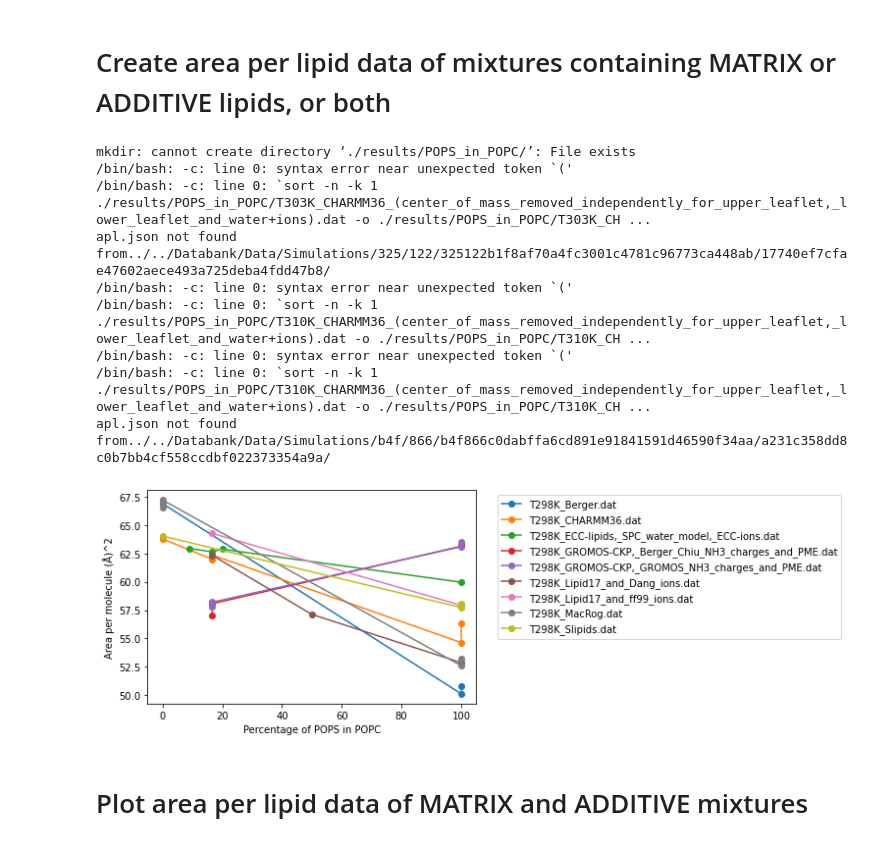
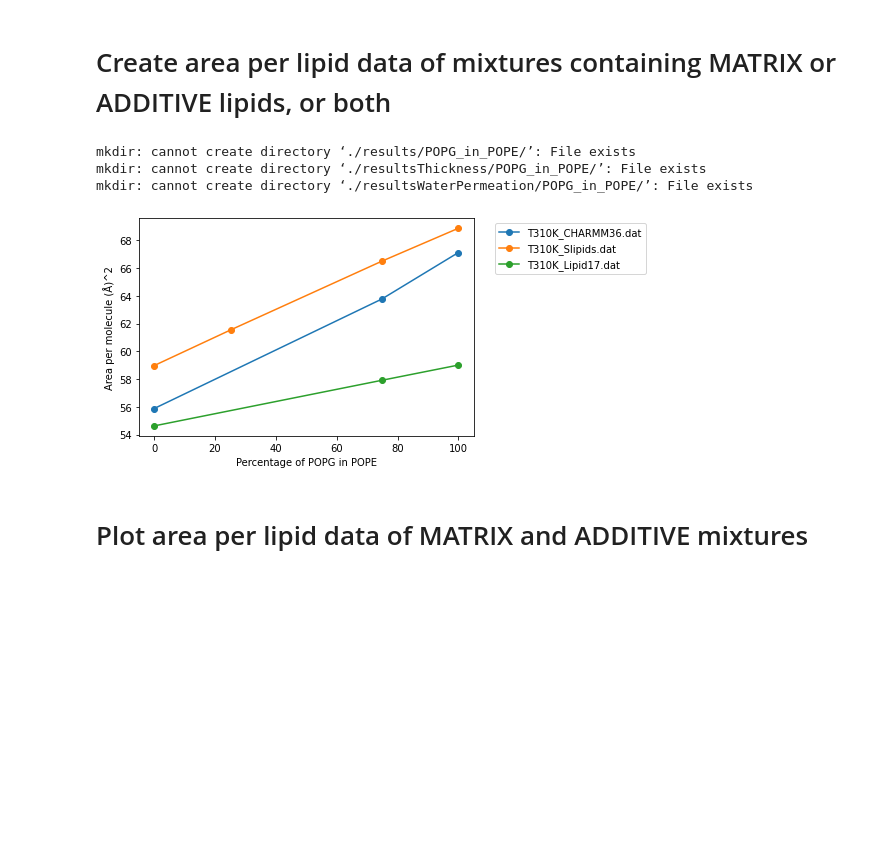
Before and after one commit to NMRLipids/DatabankExercises, a Jupyter notebook: APL/AreaPerLipidAndThicknessExamples.ipynb, the cells around one changed output. Drawn from its saved outputs; the diff is of its cells as text; code cells hidden in the pictures; blank space fills up the shorter version.

```diff
--- a/APL/AreaPerLipidAndThicknessExamples.ipynb
+++ b/APL/AreaPerLipidAndThicknessExamples.ipynb
@@ -161,14 +236,22 @@ def interpolateAPL(LIPID1,LIPID2,LIPID3,FFfile):
 # Create area per lipid data of mixtures containing MATRIX or ADDITIVE lipids, or both
 # %%
 ## You can change these to define the MATRIX and ADDITIVE lipids
-MATRIX = 'POPC'
-ADDITIVE = 'POPS'
+MATRIX = 'POPE'
+ADDITIVE = 'POPG'
 
 
 
 ResultDir = './results/' + ADDITIVE + '_in_' + MATRIX + '/'
+ResultDirThickness = './resultsThickness/' + ADDITIVE + '_in_' + MATRIX + '/'
+ResultDirWaterPermeation = './resultsWaterPermeation/' + ADDITIVE + '_in_' + MATRIX + '/'
 !mkdir {ResultDir}
 !rm {ResultDir}/*
+!mkdir {ResultDirThickness}
+!rm {ResultDirThickness}/*
+!mkdir {ResultDirWaterPermeation}
+!rm {ResultDirWaterPermeation}/*
+
+
 
 apl_DICT = {}
 for system in systems:
@@ -196,10 +279,18 @@ for system in systems:
         #print('skipped')
         continue
 
+    if system['DOI'] == '10.5281/zenodo.1293813':
+        continue
+
+    #print(system['TEMPERATURE'])
+    if system['TEMPERATURE'] > 310 or system['TEMPERATURE'] < 310:
+        continue
+
 
     APL = CalcAreaPerMolecule(system)
-    if not APL:
-        continue
+    Thickness = GetThickness(system)
+    waterPermeation = getWaterPermeation(system)
+
 
     try:
         CaConcentration = system['COMPOSITION']['CAL']['COUNT'] * 55.5 / system['COMPOSITION']['SOL']['COUNT']
@@ -214,53 +305,63 @@ for system in systems:
     #apl_DICT[lipidsRATIO,CaConcentration,forcefield,DOI] = APL
 
     OutFileName = ResultDir + 'T' + str(temperature) + 'K'
-    #OutFileName = ResultDir# + 'T' + str(temperature) + 'K'
+    OutFileNameThickness = ResultDirThickness + 'T' + str(temperature) + 'K'
+    OutFileNameWaterPermeation = ResultDirWaterPermeation + 'T' + str(temperature) + 'K'
 
     try:
         NSOD = np.sum(system['COMPOSITION']['SOD']['COUNT'])
     except:
         NSOD = 0
 
     try:
         NCLA = np.sum(system['COMPOSITION']['CLA']['COUNT'])
     except:
         NCLA = 0
 
     if NCLA > 0 and not 'DHMDMAB' in ADDITIVE:
         #print('skipped')
         continue
 
     if ('POPG' in ADDITIVE or 'POPS' in ADDITIVE) and NADDITIVE != NSOD:
         #print('skipped')
         continue
 
     try:
         FFname = system['FF'].replace(" ","_")
         FFname = FFname.replace("/","_")
         OutFileName = OutFileName + '_' + FFname +'.dat'
-        #OutFileName = OutFileName + system['FF'] +'.dat'
+        OutFileNameThickness = OutFileNameThickness + '_' + FFname +'.dat'
+        OutFileNameWaterPermeation = OutFileNameWaterPermeation + '_' + FFname +'.dat'
     except:
         continue
     #print(FFname)
 
-    outfile=open(OutFileName,'a')
-    outfile.write(str(round(lipidsRATIO,3)) + " " + str(APL) + " " + str(system['DOI']))
-    outfile.write('\n')
-    outfile.close()
-    !sort -n -k 1 {OutFileName} -o {OutFileName}
+    if APL:
+        outfile=open(OutFileName,'a')
+        outfile.write(str(round(lipidsRATIO,3)) + " " + str(APL) + " " + str(system['DOI']))
+        outfile.write('\n')
+        outfile.close()
+        !sort -n -k 1 {OutFileName} -o {OutFileName}
+
+    if Thickness:
+        outfile=open(OutFileNameThickness,'a')
+        outfile.write(str(round(lipidsRATIO,3)) + " " + str(Thickness) + " " + str(system['DOI']))
+        outfile.write('\n')
+        outfile.close()
+        !sort -n -k 1 {OutFileNameThickness} -o {OutFileNameThickness}
+    if waterPermeation:
+        outfile=open(OutFileNameWaterPermeation,'a')
+        outfile.write(str(round(lipidsRATIO,3)) + " " + str(waterPermeation) + " " + str(system['DOI']))
+        outfile.write('\n')
+        outfile.close()
+        !sort -n -k 1 {OutFileNameWaterPermeation} -o {OutFileNameWaterPermeation}
 
 plotAPLS(MATRIX,ADDITIVE)
 # %% [output]
-mkdir: cannot create directory ‘./results/POPS_in_POPC/’: File exists
-/bin/bash: -c: line 0: syntax error near unexpected token `('
-/bin/bash: -c: line 0: `sort -n -k 1 ./results/POPS_in_POPC/T303K_CHARMM36_(center_of_mass_removed_independently_for_upper_leaflet,_lower_leaflet_and_water+ions).dat -o ./results/POPS_in_POPC/T303K_CH ...
-apl.json not found from../../Databank/Data/Simulations/325/122/325122b1f8af70a4fc3001c4781c96773ca448ab/17740ef7cfae47602aece493a725deba4fdd47b8/
-/bin/bash: -c: line 0: syntax error near unexpected token `('
-/bin/bash: -c: line 0: `sort -n -k 1 ./results/POPS_in_POPC/T310K_CHARMM36_(center_of_mass_removed_independently_for_upper_leaflet,_lower_leaflet_and_water+ions).dat -o ./results/POPS_in_POPC/T310K_CH ...
-/bin/bash: -c: line 0: syntax error near unexpected token `('
-/bin/bash: -c: line 0: `sort -n -k 1 ./results/POPS_in_POPC/T310K_CHARMM36_(center_of_mass_removed_independently_for_upper_leaflet,_lower_leaflet_and_water+ions).dat -o ./results/POPS_in_POPC/T310K_CH ...
-apl.json not found from../../Databank/Data/Simulations/b4f/866/b4f866c0dabffa6cd891e91841591d46590f34aa/a231c358dd8c0b7bb4cf558ccdbf022373354a9a/
+mkdir: cannot create directory ‘./results/POPG_in_POPE/’: File exists
+mkdir: cannot create directory ‘./resultsThickness/POPG_in_POPE/’: File exists
+mkdir: cannot create directory ‘./resultsWaterPermeation/POPG_in_POPE/’: File exists
-[figure, old version]
+[figure, new version]
 # %% [markdown]
 # Plot area per lipid data of MATRIX and ADDITIVE mixtures
 # %%
```
Also changed, not shown: parts of 3 cells of this notebook.
